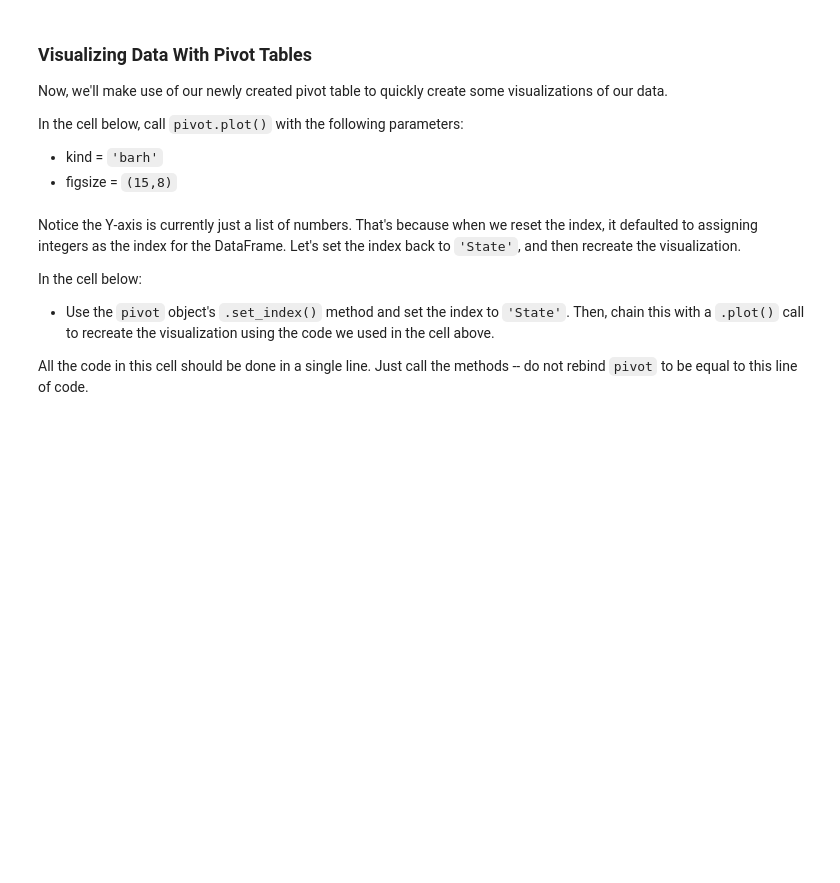
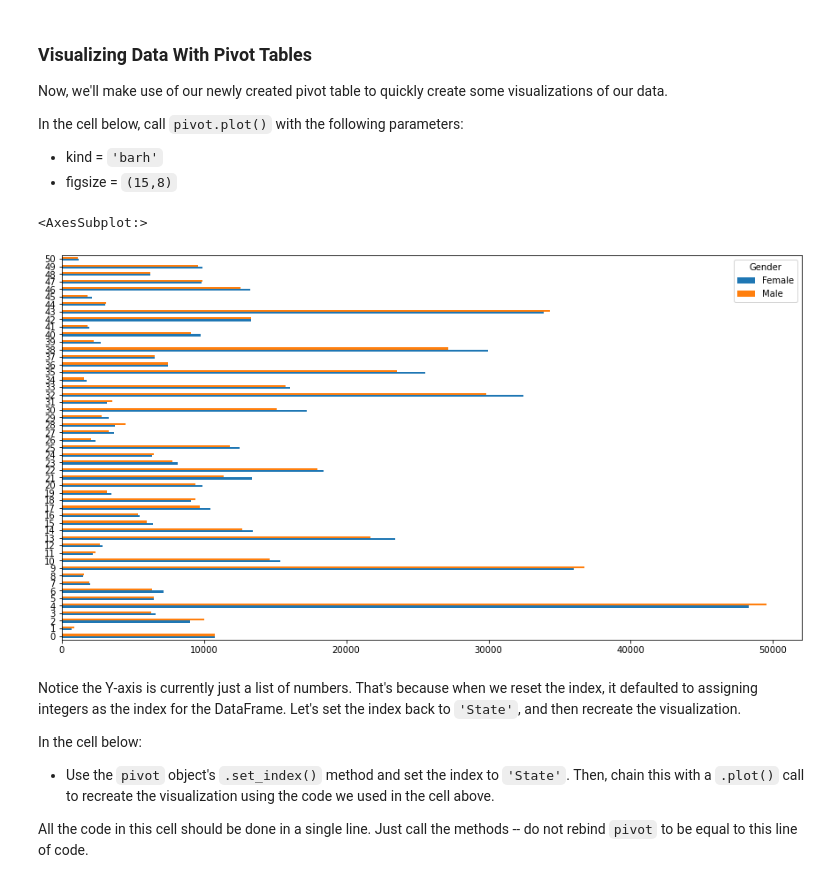
Before and after one commit to CrisThatOneCris/dsc-pivot-tables-pandas-lab, a Jupyter notebook: index.ipynb, the cells around one changed output. Saved outputs shown, nothing was run; the diff lists cells and outputs as text; code cells hidden in the pictures; blank space fills up the shorter version.

```diff
--- a/index.ipynb
+++ b/index.ipynb
@@ -354,4 +395,5 @@ In the cell below, call the DataFrame's `.pivot()` method with the following par
 Then, display the `.head()` of our new `pivot` DataFrame to see what it looks like.
 # %%
 # Now it's time to pivot!
-pivot = None
+pivot = grouped.pivot(columns="Gender", index="State", values="Deaths_mean")
+pivot
@@ -363,4 +424,5 @@ Let's reset the index and see how it changes our pivot table.
 In the cell below, reset the index of the `pivot` object as we did previously.  Then, display the `.head()` of the object to see if we can detect any changes.
 # %%
 # Again, notice the subtle difference of resetting the index:
-pivot = None
+pivot = pivot.reset_index()
+pivot.head()
@@ -375,6 +444,10 @@ In the cell below, call `pivot.plot()` with the following parameters:
 * figsize = `(15,8)`
 # %%
 # Now let's make a sweet bar chart!!
+pivot.plot(kind = 'barh', figsize = (15,8))
+# %% [output]
+<AxesSubplot:>
+[figure, added]
 # %% [markdown]
 Notice the Y-axis is currently just a list of numbers.  That's because when we reset the index, it defaulted to assigning integers as the index for the DataFrame.  Let's set the index back to `'State'`, and then recreate the visualization.
 
```
Also changed, not shown: parts of 21 cells of this notebook.
